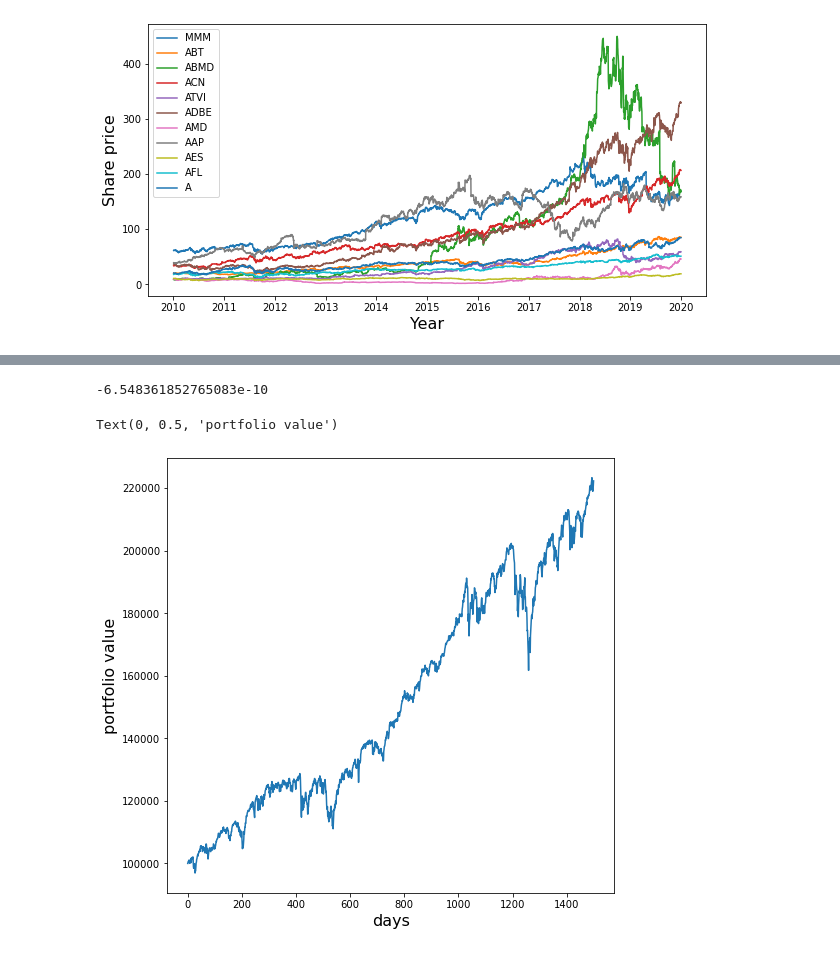
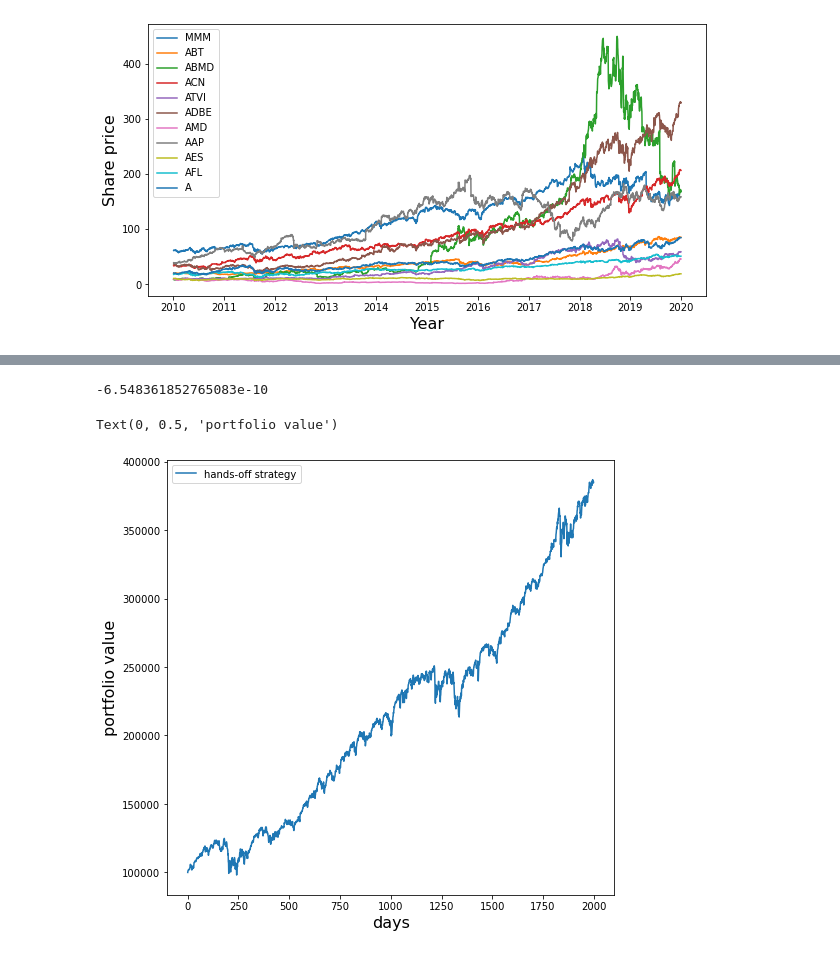
Before and after one commit to mrjoness/trend_following, a Jupyter notebook: trend_following.ipynb, the cells around one changed output, grey strips where cells are left out. Cells and saved outputs as stored; diff of their text form; code cells hidden in the pictures.

```diff
--- a/trend_following.ipynb
+++ b/trend_following.ipynb
@@ -190,21 +193,33 @@ class Portfolio:
         price = self.get_price(tick, time)
         self.stock_dict[tick] += n_shares
         self.cash -= n_shares*price
-        pass
+
 
     def sell(self, tick, n_shares, time):
         '''sell n_shares of tick for price'''
 
         price = self.get_price(tick, time)
-        self.stock_dict[tick] -= n_shares
-        self.cash += n_shares*price
-        pass
+
+        # check if have enough to sell
+        if n_shares < self.stock_dict[tick]:
+            self.stock_dict[tick] -= n_shares
+            self.cash += n_shares*price
+
+        # otherwise sell all and subtract remaining funds from cash
+        else:
+            self.cash += self.stock_dict[tick]*price
+            self.stock_dict[tick] = 0
 
     def liquidate(self, time):
         '''sell all stocks into cash'''
 
         for tick, all_shares in self.stock_dict.items():
             self.sell(tick, all_shares, time)
+
+    def get_stock_value(self, tick, time):
+        '''returns portfolio value of a single stock at a given time'''
+
+        return self.get_price(tick, time)*self.stock_dict[tick]
 
     def get_value(self, time, n_top=5):
         '''sum cash on hand with stock value and return'''
@@ -220,42 +235,50 @@ class Portfolio:
 # %%
 # as a control just buy an equal amount of each stock and don't sell until 2020
 
+def make_even_init(ti, initial_cash=100000):
+
+    n_ticks = len(close_dict)
+    cash_per_tick = initial_cash / n_ticks
+
+    # generate initial shares per stock:
+    init_dict = {}
+    spent_cash = 0
+    for tick, closes in close_dict.items():
+
+        # buy all at very first price
+        init_price = closes[ti]
+        n_shares = cash_per_tick / init_price
+        init_dict[tick] = n_shares
+        spent_cash += init_price*n_shares
+
+    # initialized the portfolio
+    extra_cash = initial_cash - spent_cash
+
+    return extra_cash, init_dict
+
+
 # initial and final times -- there should be adquate buffer for the long sma window
-ti, tf = 1000, 2500
+ti, tf = 200, 2200
 
-initial_cash = 100000
-n_ticks = len(close_dict)
-cash_per_tick = initial_cash / n_ticks
-
-# generate initial shares per stock:
-init_dict = {}
-spent_cash = 0
-for tick, closes in close_dict.items():
-
-    # buy all at very first price
-    init_price = closes[ti]
-    n_shares = cash_per_tick / init_price
-    init_dict[tick] = n_shares
-    spent_cash += init_price*n_shares
-
-# initialized the portfolio
-extra_cash = initial_cash - spent_cash
+# initialize even portfolio
+extra_cash, init_dict = make_even_init(ti, initial_cash=100000)
 port_control = Portfolio(extra_cash, init_dict)
 print(port_control.cash) #, '\n', port_control.stock_dict)
 
 # report totally portfolio value over time
-val_list = []
+handsoff_val_list = []
 for t in range(ti, tf):
-    val_list.append(port_control.get_value(t))
+    handsoff_val_list.append(port_control.get_value(t))
 
 plt.figure(figsize=(8, 8))
-plt.plot(val_list, label='hands-off strategy')
+plt.plot(handsoff_val_list, label='hands-off strategy')
+plt.legend()
 plt.xlabel('days', fontsize=16)
 plt.ylabel('portfolio value', fontsize=16)
 # %% [output]
 -6.548361852765083e-10
 Text(0, 0.5, 'portfolio value')
-[figure, old version]
+[figure, new version]
 # %%
 # tune purchasing strategy based on sma crossover
 # wiki soybean example: https://en.wikipedia.org/wiki/Trend_following
```
Also changed, not shown: parts of 8 cells of this notebook.
